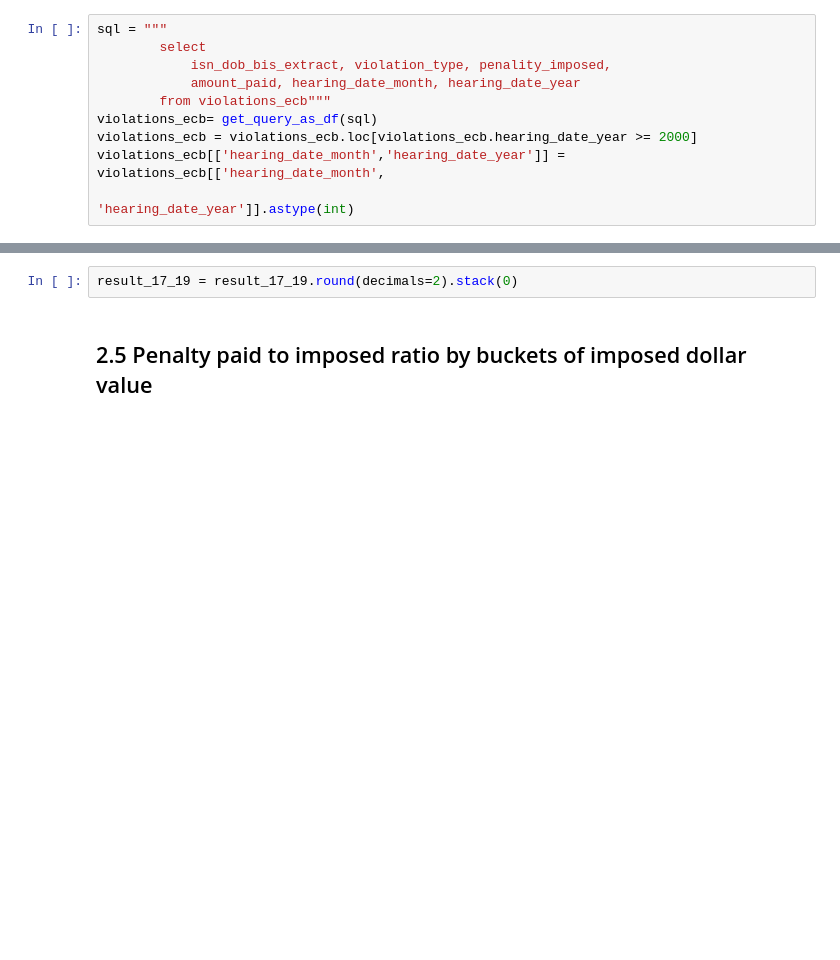
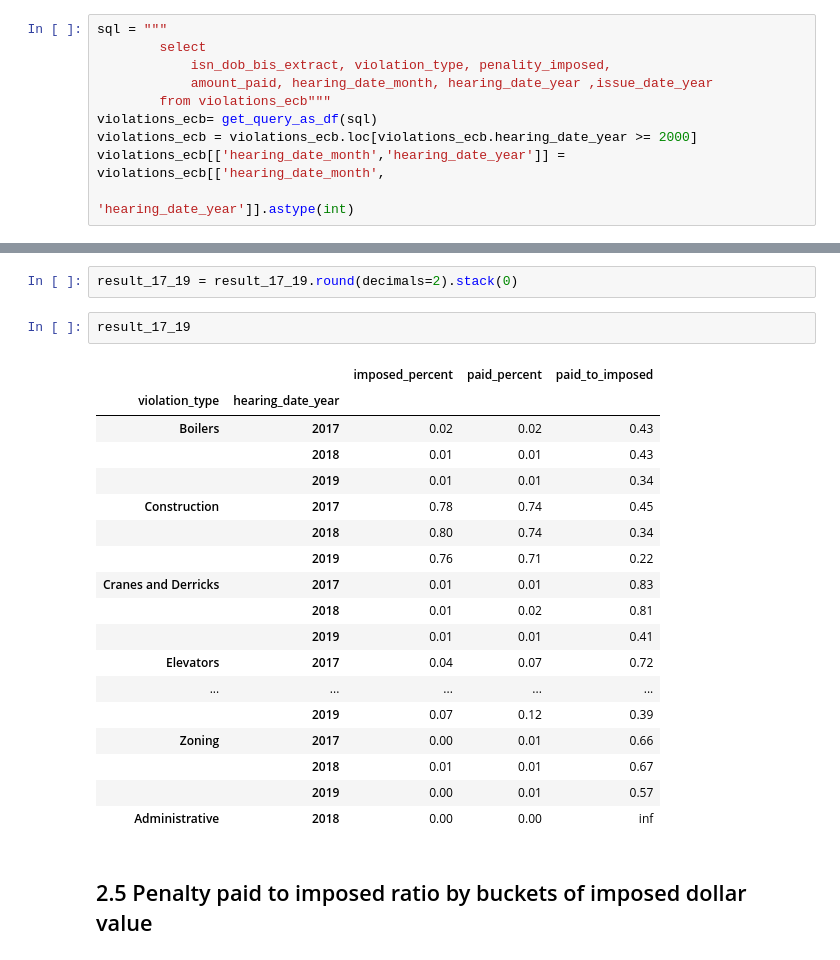
Before and after one commit to lermana/nyc_dob_analysis, a Jupyter notebook: notebooks/violations.ipynb, the cells around one changed output, grey strips where cells are left out. Cells and saved outputs as stored; diff of their text form; blank space fills up the shorter version.

Commit message:
fig 16: data issue

```diff
--- a/notebooks/violations.ipynb
+++ b/notebooks/violations.ipynb
@@ -274,7 +274,7 @@ ecb_penalty_sum.to_csv("paid_to_imposed.csv")
 sql = """
         select
             isn_dob_bis_extract, violation_type, penality_imposed,
-            amount_paid, hearing_date_month, hearing_date_year
+            amount_paid, hearing_date_month, hearing_date_year ,issue_date_year
         from violations_ecb"""
 violations_ecb= get_query_as_df(sql)
 violations_ecb = violations_ecb.loc[violations_ecb.hearing_date_year >= 2000]
@@ -311,6 +343,27 @@ result_17_19.columns = result_17_19.columns.swaplevel()
 result_17_19.sort_index(axis=1, level=0, inplace=True)
 # %%
 result_17_19 = result_17_19.round(decimals=2).stack(0)
+# %%
+result_17_19
+# %% [output]
+|  |  | imposed_percent | paid_percent | paid_to_imposed |
+| violation_type | hearing_date_year |  |  |  |
+| Boilers | 2017 | 0.02 | 0.02 | 0.43 |
+|  | 2018 | 0.01 | 0.01 | 0.43 |
+|  | 2019 | 0.01 | 0.01 | 0.34 |
+| Construction | 2017 | 0.78 | 0.74 | 0.45 |
+|  | 2018 | 0.80 | 0.74 | 0.34 |
+|  | 2019 | 0.76 | 0.71 | 0.22 |
+| Cranes and Derricks | 2017 | 0.01 | 0.01 | 0.83 |
+|  | 2018 | 0.01 | 0.02 | 0.81 |
+|  | 2019 | 0.01 | 0.01 | 0.41 |
+| Elevators | 2017 | 0.04 | 0.07 | 0.72 |
+| ... | ... | ... | ... | ... |
+|  | 2019 | 0.07 | 0.12 | 0.39 |
+| Zoning | 2017 | 0.00 | 0.01 | 0.66 |
+|  | 2018 | 0.01 | 0.01 | 0.67 |
+|  | 2019 | 0.00 | 0.01 | 0.57 |
+| Administrative | 2018 | 0.00 | 0.00 | inf |
 # %% [markdown]
 ## 2.5 Penalty paid to imposed ratio by buckets of imposed dollar value
 # %%
```
Also changed, not shown: parts of 4 cells of this notebook, 1 other file.
